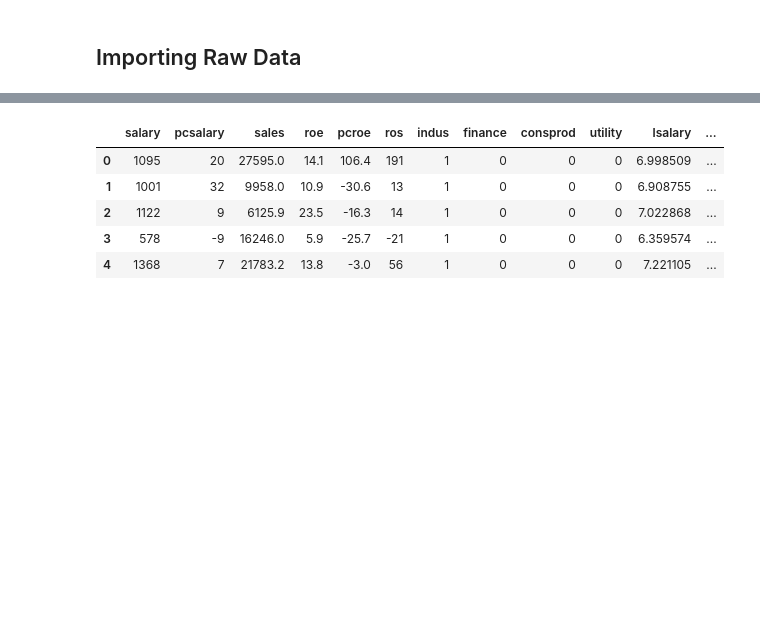
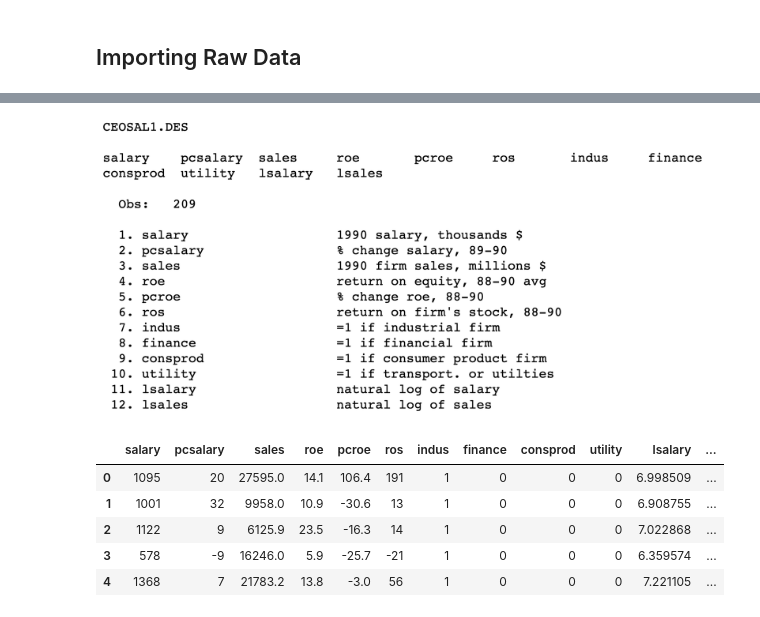
Before and after one commit to espin086/mybook_python_econometrics, a Jupyter notebook: notebooks/1_simple_linear_regression/example_2_3_ceo_salary_return_on_equity.ipynb, the cells around one changed output, grey strips where cells are left out. Drawn from its saved outputs; the diff is of its cells as text; code cells hidden in the pictures; blank space fills up the shorter version.

Commit message:
added image folder to notebooks

```diff
--- a/notebooks/1_simple_linear_regression/example_2_3_ceo_salary_return_on_equity.ipynb
+++ b/notebooks/1_simple_linear_regression/example_2_3_ceo_salary_return_on_equity.ipynb
@@ -59,3 +38,7 @@ consprod  utility   lsalary   lsales
+# %%
+Image(filename='images/datadictionary_ceosalary1.png')
+# %% [output]
+[figure, added]
 # %%
 df_raw.head()
 # %% [output]
```
Also changed, not shown: parts of 2 cells of this notebook, 4 other files.
